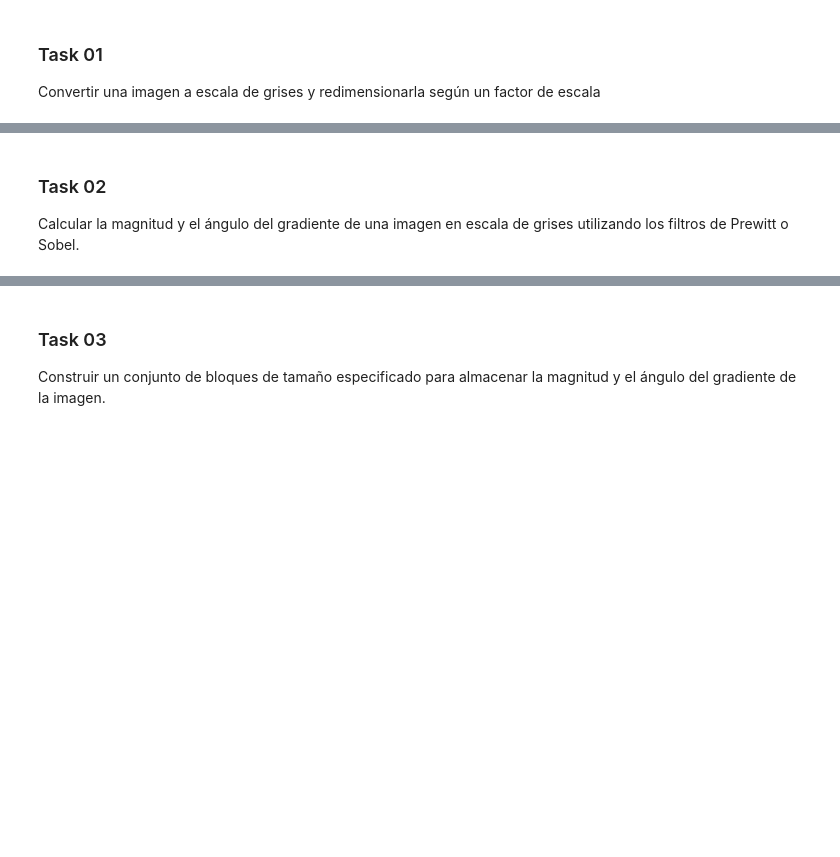
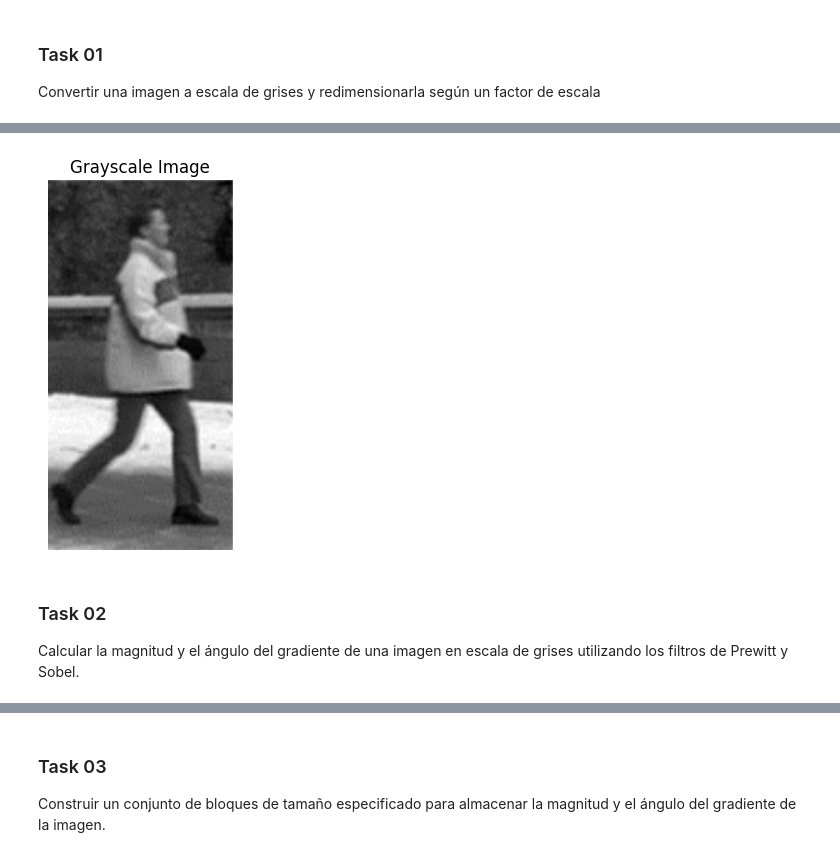
Before and after one commit to MelissaPerez09/Lab03-CC3102, a Jupyter notebook: src/lab03.ipynb, the cells around one changed output, grey strips where cells are left out. Cells and saved outputs as stored; diff of their text form; code cells hidden in the pictures; blank space fills up the shorter version.

```diff
--- a/src/lab03.ipynb
+++ b/src/lab03.ipynb
@@ -12,3 +47,7 @@ Convertir una imagen a escala de grises y redimensionarla según un factor de es
+# %%
+convert_grays("./img/person.png", 4)
+# %% [output]
+[figure, added]
 # %% [markdown]
 ### Task 02
-Calcular la magnitud y el ángulo del gradiente de una imagen en escala de grises utilizando los filtros de Prewitt o Sobel.
+Calcular la magnitud y el ángulo del gradiente de una imagen en escala de grises utilizando los filtros de Prewitt y Sobel.
```
Also changed, not shown: parts of 14 cells of this notebook, 2 other files.
